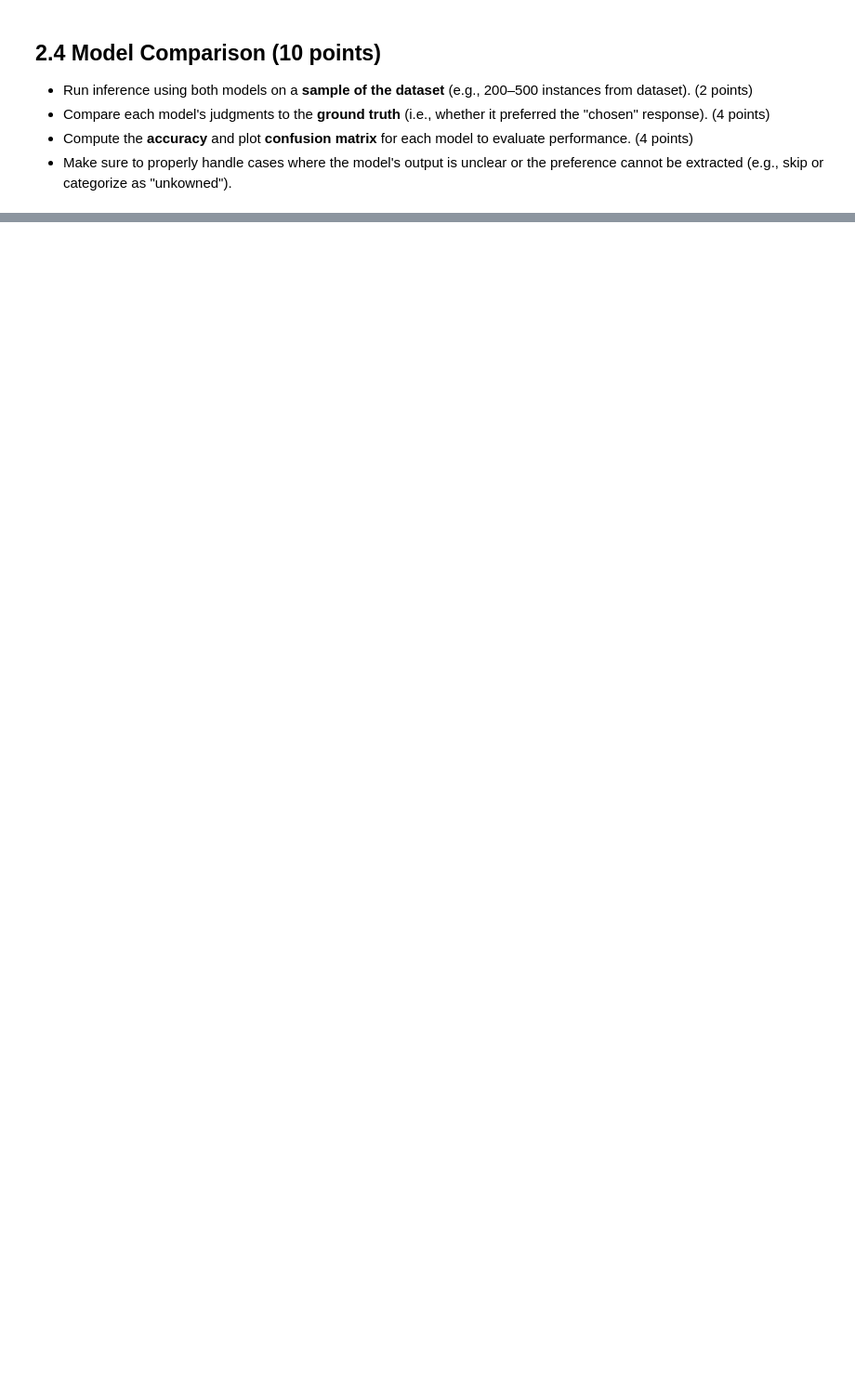
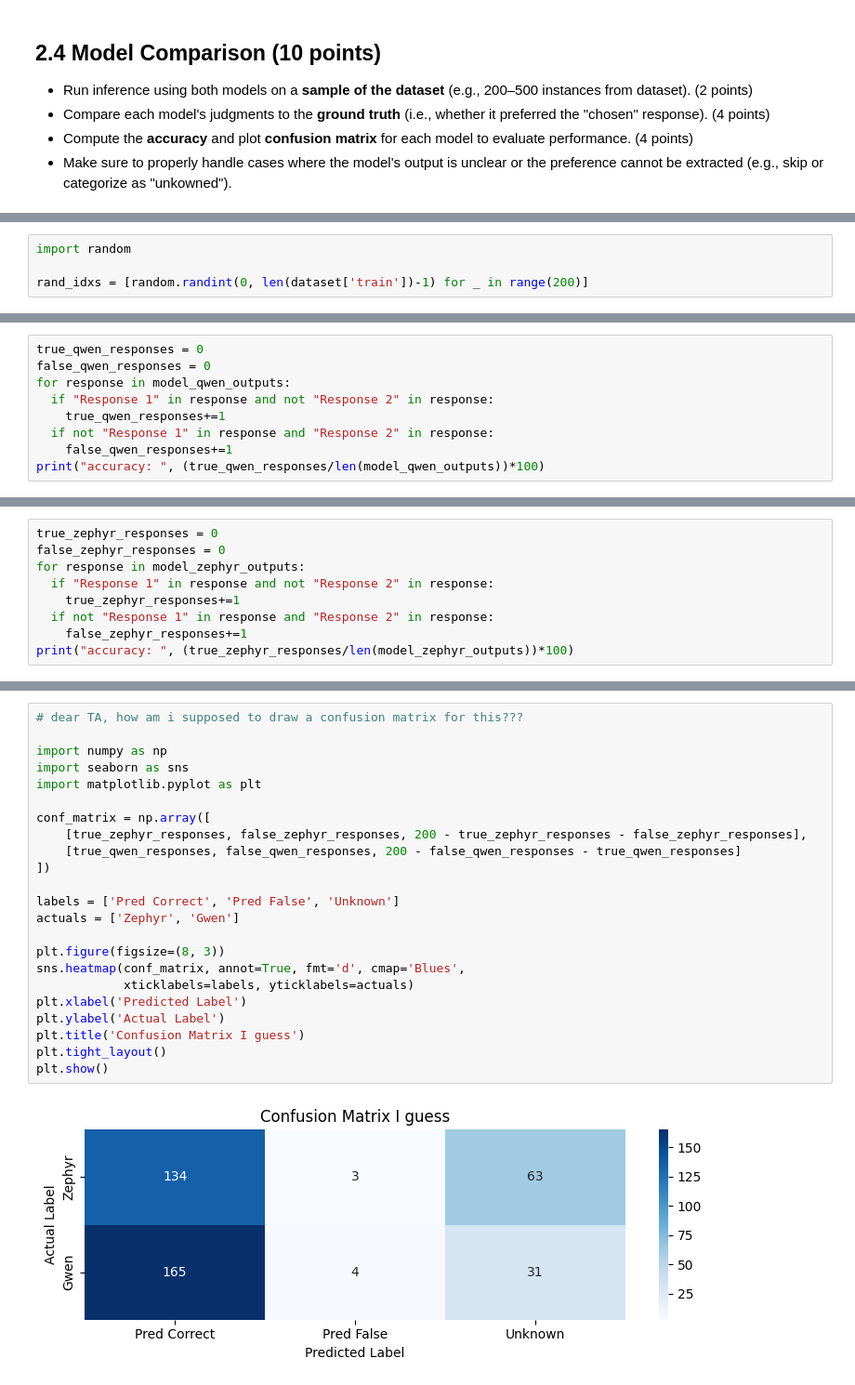
Before and after one commit to ArianFiroozi/LLM-Course-Projects, a Jupyter notebook: LLM_HW3_Part1_LLM_as_a_Judge.ipynb, the cells around one changed output, grey strips where cells are left out. Shown at 93% size. Cells and saved outputs as stored; diff of their text form; blank space fills up the shorter version.

```diff
--- a/LLM_HW3_Part1_LLM_as_a_Judge.ipynb
+++ b/LLM_HW3_Part1_LLM_as_a_Judge.ipynb
@@ -524,0 +565,4 @@ Example prompt structure:
+# %%
+import random
+
+rand_idxs = [random.randint(0, len(dataset['train'])-1) for _ in range(200)]
@@ -524,0 +593,9 @@ Example prompt structure:
+# %%
+true_qwen_responses = 0
+false_qwen_responses = 0
+for response in model_qwen_outputs:
+  if "Response 1" in response and not "Response 2" in response:
+    true_qwen_responses+=1
+  if not "Response 1" in response and "Response 2" in response:
+    false_qwen_responses+=1
+print("accuracy: ", (true_qwen_responses/len(model_qwen_outputs))*100)
@@ -524,0 +604,9 @@ Example prompt structure:
+# %%
+true_zephyr_responses = 0
+false_zephyr_responses = 0
+for response in model_zephyr_outputs:
+  if "Response 1" in response and not "Response 2" in response:
+    true_zephyr_responses+=1
+  if not "Response 1" in response and "Response 2" in response:
+    false_zephyr_responses+=1
+print("accuracy: ", (true_zephyr_responses/len(model_zephyr_outputs))*100)
@@ -524,0 +615,25 @@ Example prompt structure:
+# %%
+# dear TA, how am i supposed to draw a confusion matrix for this???
+
+import numpy as np
+import seaborn as sns
+import matplotlib.pyplot as plt
+
+conf_matrix = np.array([
+    [true_zephyr_responses, false_zephyr_responses, 200 - true_zephyr_responses - false_zephyr_responses],
+    [true_qwen_responses, false_qwen_responses, 200 - false_qwen_responses - true_qwen_responses]
+])
+
+labels = ['Pred Correct', 'Pred False', 'Unknown']
+actuals = ['Zephyr', 'Gwen']
+
+plt.figure(figsize=(8, 3))
+sns.heatmap(conf_matrix, annot=True, fmt='d', cmap='Blues',
+            xticklabels=labels, yticklabels=actuals)
+plt.xlabel('Predicted Label')
+plt.ylabel('Actual Label')
+plt.title('Confusion Matrix I guess')
+plt.tight_layout()
+plt.show()
+# %% [output]
+[figure, added]
```
Also changed, not shown: parts of 19 cells of this notebook.
